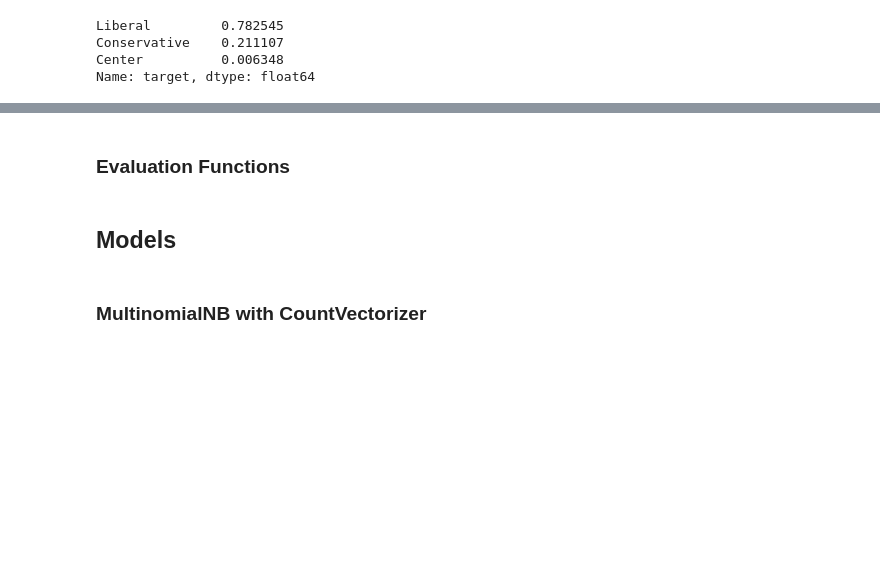
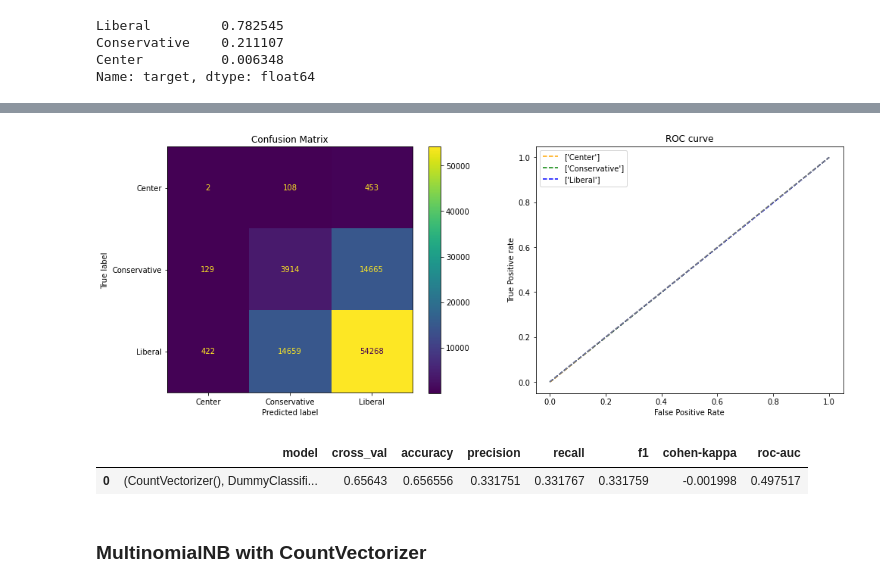
Before and after one commit to CGPinDC/PoliticalPartyPredictionFromEmail, a Jupyter notebook: notebooks/Notebook4_Modeling.ipynb, the cells around one changed output, grey strips where cells are left out. Saved outputs shown, nothing was run; the diff lists cells and outputs as text; code cells hidden in the pictures; blank space fills up the shorter version.

```diff
--- a/notebooks/Notebook4_Modeling.ipynb
+++ b/notebooks/Notebook4_Modeling.ipynb
@@ -76,2 +161,0 @@ from sklearn.metrics import accuracy_score, precision_score, recall_score, f1_sc
-# %% [markdown]
-### Evaluation Functions
@@ -120,5 +162,14 @@ def evaluaton_tracker(scores_df):
-# %% [markdown]
-## Models
+# %%
+#stratified dummy model as additional baseline
+dummy_pipe = make_pipeline(CountVectorizer(), DummyClassifier(random_state=42, strategy='stratified'))
+dummy_pipe.fit(X_train, y_train_enc)
+
+#evaluate model
+model_evaluation(dummy_pipe, X_train, y_train_enc, X_test, y_test_enc, target_classes, score_tracker)
+# %% [output]
+[figure, added]
+|  | model | cross_val | accuracy | precision | recall | f1 | cohen-kappa | roc-auc |
+| 0 | (CountVectorizer(), DummyClassifi... | 0.65643 | 0.656556 | 0.331751 | 0.331767 | 0.331759 | -0.001998 | 0.497517 |
 # %% [markdown]
 ### MultinomialNB with CountVectorizer
 # %%
```
Also changed, not shown: parts of 48 cells of this notebook.
